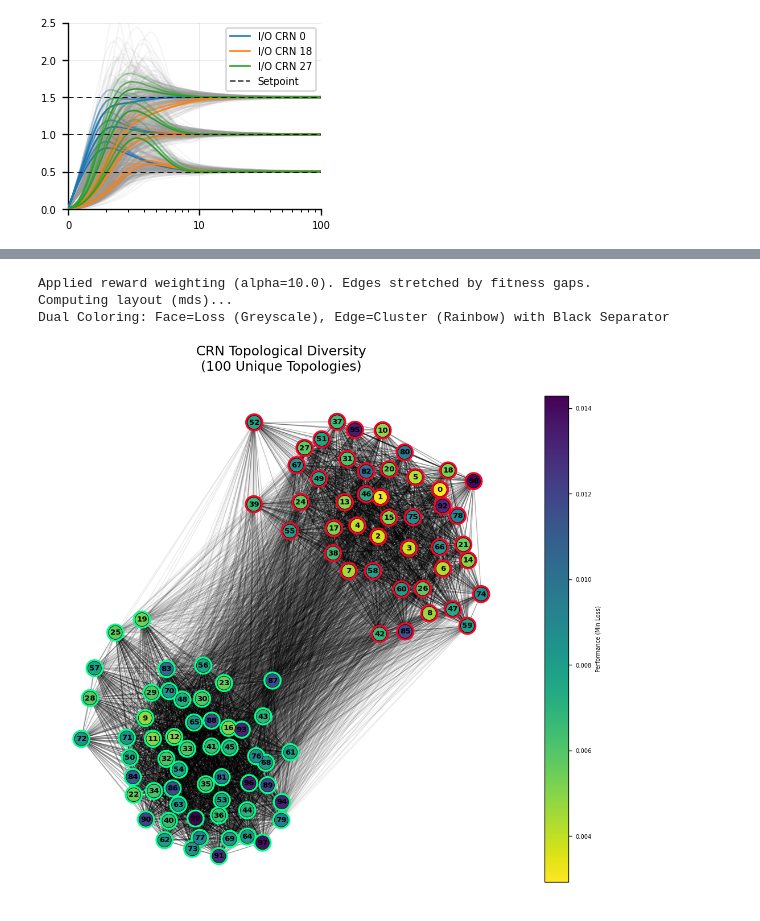
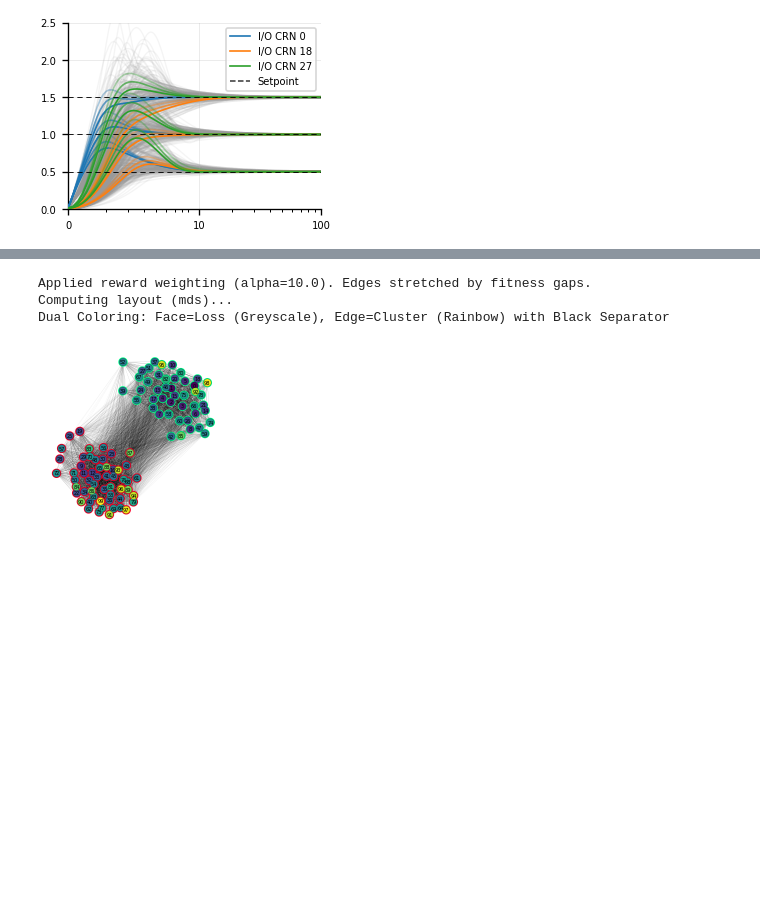
Before and after one commit to Maurice-Filo/GenAI-Net, a Jupyter notebook: apps_results_MAK_REINFORCE/RPA_3species_5rxns/plots/plot_results.ipynb, the cells around one changed output, grey strips where cells are left out. Saved outputs shown, nothing was run; the diff lists cells and outputs as text; code cells hidden in the pictures; blank space fills up the shorter version.

```diff
--- a/apps_results_MAK_REINFORCE/RPA_3species_5rxns/plots/plot_results.ipynb
+++ b/apps_results_MAK_REINFORCE/RPA_3species_5rxns/plots/plot_results.ipynb
@@ -538,16 +555,49 @@ if save_figures_flag is True:
 # %%
 # Topological diversity graph
-visualize_crn_diversity(
+plot_dic = {
+        "font.size": 6,
+        "axes.labelsize": 6,
+        "axes.titlesize": 6,
+        "legend.fontsize": 6,
+        "xtick.labelsize": 6,
+        "ytick.labelsize": 6,
+        "axes.linewidth": 0.8,
+        "lines.linewidth": 1.2,
+        "figure.dpi": 120,
+        "savefig.dpi": 600,
+        "savefig.bbox": "tight",
+        "savefig.pad_inches": 0.02,
+    }
+
+graph_dic = {
+        "fontsize": 3,                  # font size for node labels
+        "edgewidth": 0.1,               # width of the edges in the graph
+        "nodesize_multiplier":10,       # multiplier for node sizes
+        "nodesize_offset": 0,           # offset for node sizes
+        "show_colorbar": False,         # whether to show colorbar for node colors
+        "innersize_ratio": 3,           # ratio for inner size of nodes
+        "inner_node_linewidth": 0.1,    # width of the inner node borders
+        "outer_node_linewidth": 3.0     # width of the outer node borders
+    }
+
+fig = visualize_crn_diversity(
     all_iocrns_sorted_filtered[:n_filtered],
     perf=rewards_sorted_filtered[:n_filtered],
     k=None,
     t=12,
     layout_method="mds",
     label_percentile=50,
     alpha=10.0,
-    unique=True)
+    unique=True,
+    plot_dic=plot_dic,
+    graph_dic=graph_dic,
+    figsize=(2, 2)
+)
+
+if save_figures_flag is True:
+    fig.savefig(os.path.join(target_directory, 'plots', "RPA_3species_5rxns_graph.pdf"))
 # %% [output]
 Applied reward weighting (alpha=10.0). Edges stretched by fitness gaps.
 Computing layout (mds)...
 Dual Coloring: Face=Loss (Greyscale), Edge=Cluster (Rainbow) with Black Separator
-[figure, old version]
+[figure, new version]
```
Also changed, not shown: parts of 4 cells of this notebook, 57 other files.
